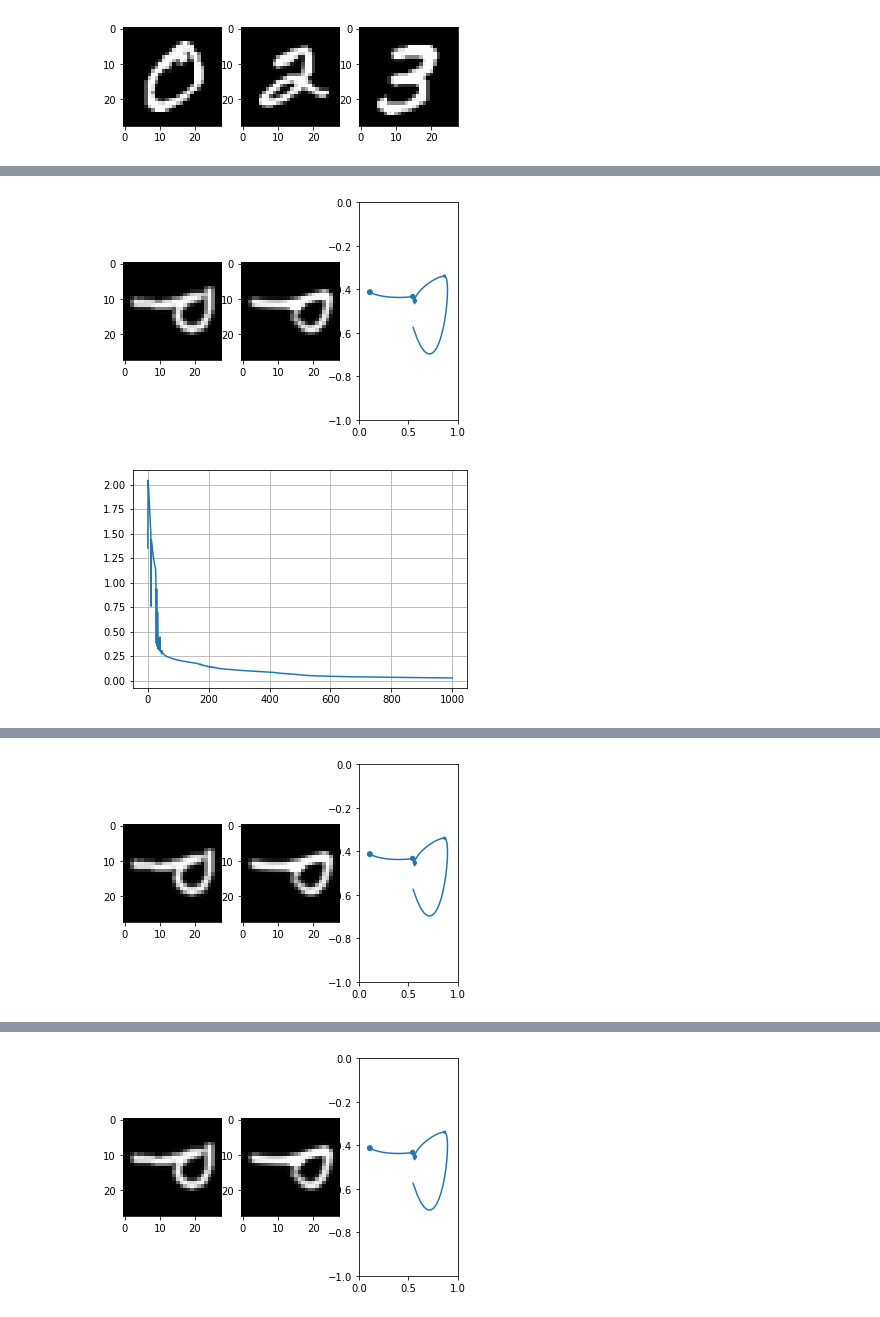
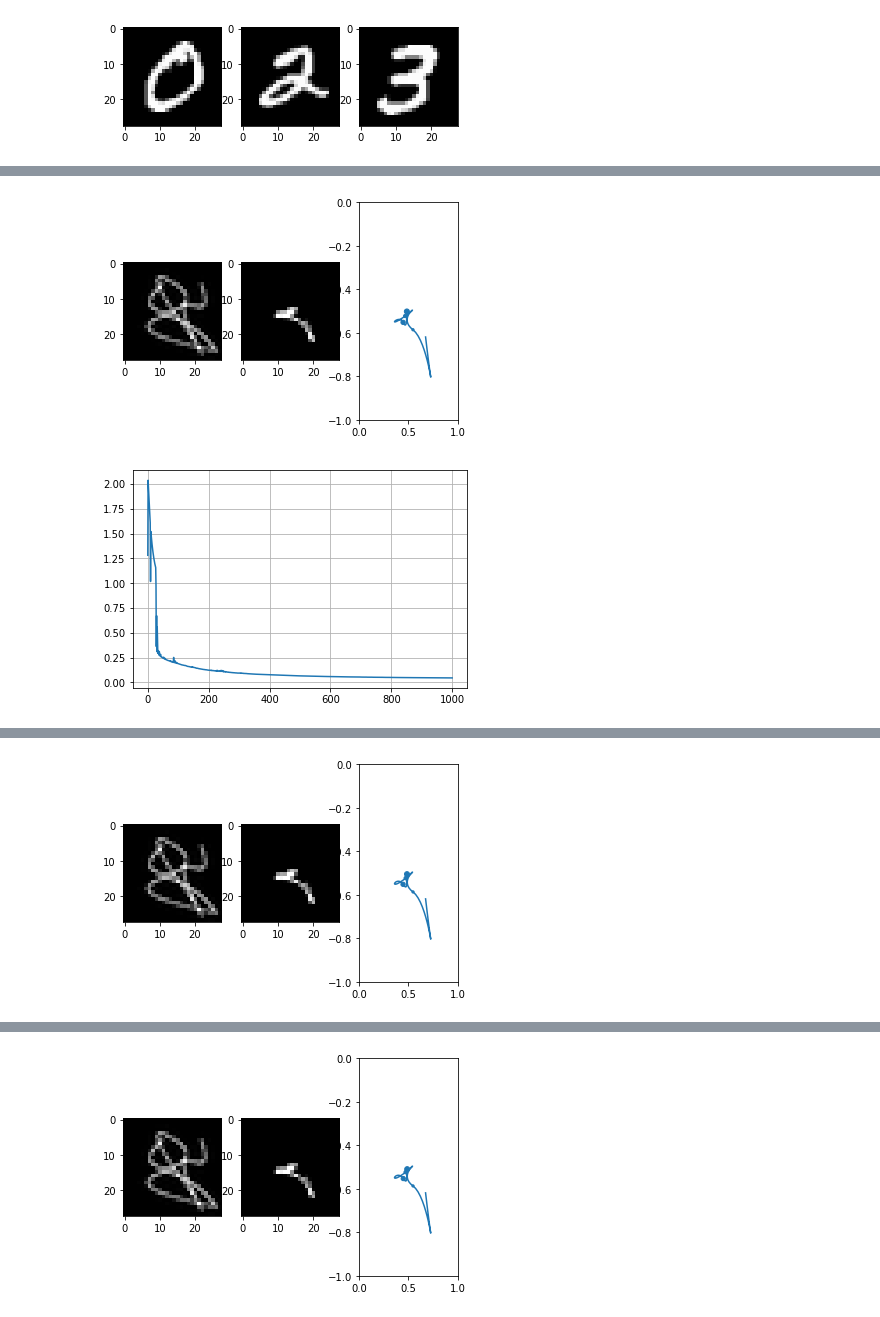
Before and after one commit to bhtang127/curve_fitting, a Jupyter notebook: less_parameters_unsupervise.ipynb, the cells around one changed output, grey strips where cells are left out. Saved outputs shown, nothing was run; the diff lists cells and outputs as text; code cells hidden in the pictures.

```diff
--- a/less_parameters_unsupervise.ipynb
+++ b/less_parameters_unsupervise.ipynb
@@ -224,7 +220,7 @@ num_interior = 3; num_points = 20
 loc, moment, sig2 = coding_net(X, num_interior = num_interior)
 x_points, y_points, _, _ = reconstruction(loc, moment, num_interior, num_points)
 
-reg = 1; lam_sep = 2e-3; lam_len = 1e-2; lam_smooth = 1e-3
+reg = 1; lam_sep = 2e-5; lam_len = 1e-4; lam_smooth = 1e-4
 
 totalp = (num_interior+1)*num_points
 
@@ -453,3 +448,13 @@ def show_img2(fig, image, kimg, xpo, ypo):
     plt.scatter(loc_y, -loc_x, s=s)
     plt.xlim(0,1); plt.ylim(-1,0)
     return
+# %%
+from PIL import Image
+test = Image.open("test.png")
+img = test.resize((100,100), Image.ANTIALIAS)
+imgM = np.asarray(img.convert('L'))
+imgM = imgM/np.max(imgM)
+imgM.resize([1,100,100])
+print(imgM.shape)
+plt.imshow(imgM[0,:,:], cmap='gray')
+plt.show()
@@ -456,10 +464,9 @@ def show_img2(fig, image, kimg, xpo, ypo):
 # %%
-def run_model(session, total_loss, train_step, X_t, lr,
+def run_model(session, total_loss, train_step, test, lr,
               max_iter=2000, print_every=100,
               plot_losses=True):
 
-    ind = np.random.randint(0,X_t.shape[0],size=1)
-    X_train = X_t[ind,:,:]
+    X_train = test
 
     iter_cnt = 0
     fig = 1
@@ -510,6 +517,6 @@ sess = tf.Session()
 with tf.device("/gpu:0"):
     sess.run(tf.global_variables_initializer())
     print('Training')
-    run_model(sess, total_loss, train_step, letter , 1e-3, 2000,400, True)
+    run_model(sess, total_loss, train_step, imgM, 1e-3, 2000,400, True)
 # %% [output]
 Training
@@ -524,2 +531,2 @@ Sigma2: 0.00060134
-[figure, old version]
+[figure, new version]
-[figure, old version]
+[figure, new version]
@@ -528 +535 @@ Sigma2: 0.00064886
-[figure, old version]
+[figure, new version]
@@ -531 +538 @@ Sigma2: 0.00063629
-[figure, old version]
+[figure, new version]
```
Also changed, not shown: parts of 8 cells of this notebook, 26 other files.
